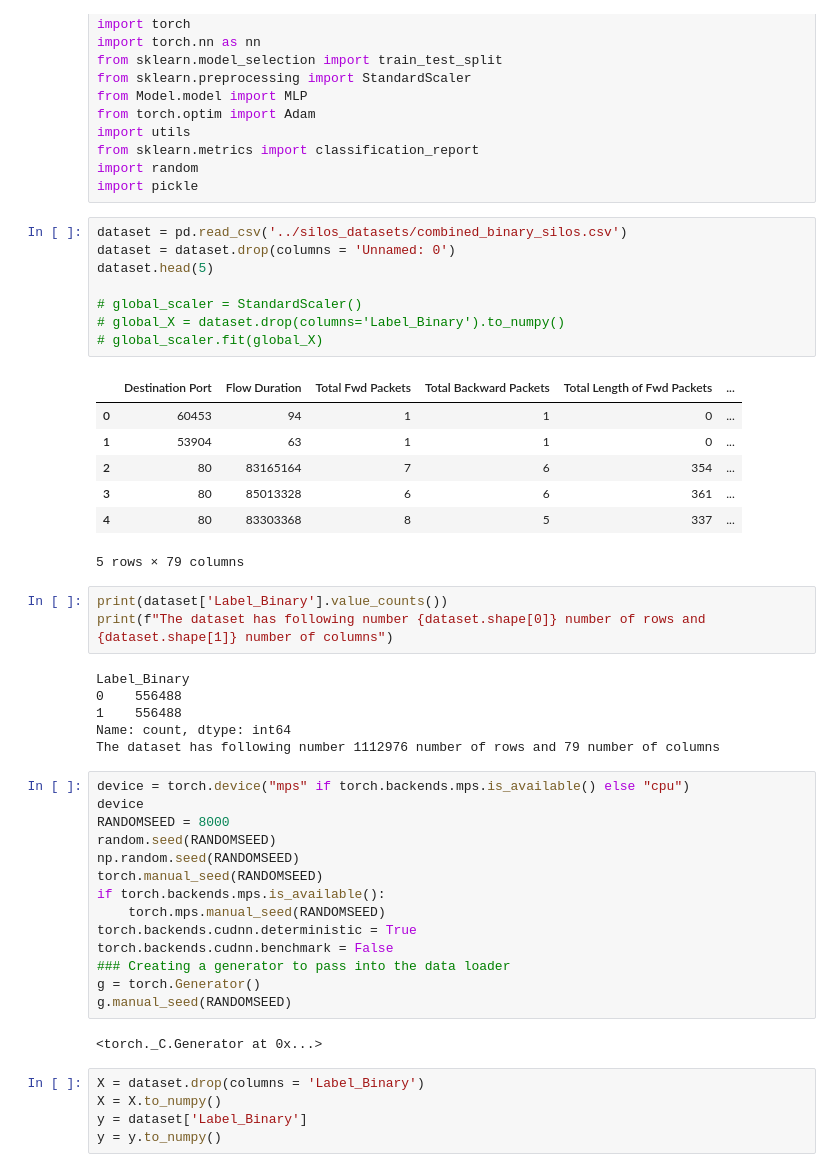
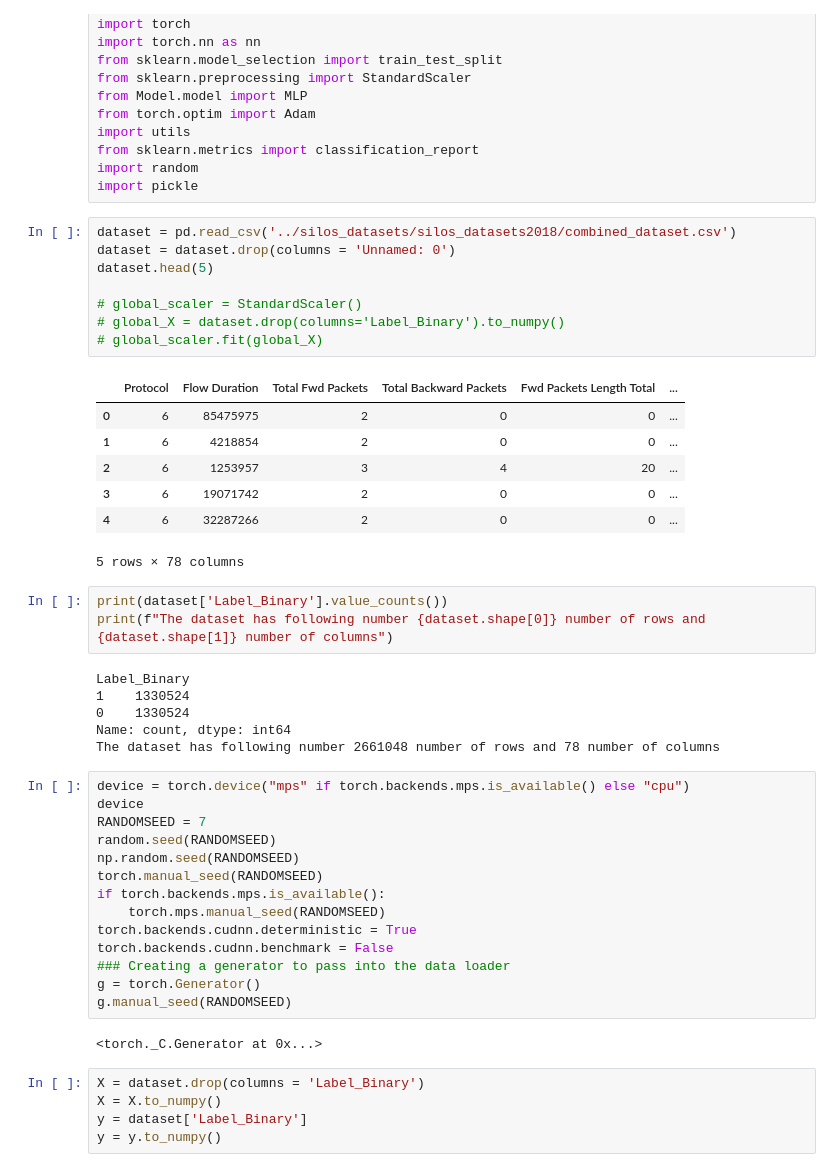
Before and after one commit to suzaladhikari/federated_learningIDS, a Jupyter notebook: centralized_data/centralized.ipynb, the cells around one changed output. Drawn from its saved outputs; the diff is of its cells as text.

```diff
--- a/centralized_data/centralized.ipynb
+++ b/centralized_data/centralized.ipynb
@@ -18,34 +18,34 @@ from sklearn.metrics import classification_report
 import random
 import pickle
 # %%
-dataset = pd.read_csv('../silos_datasets/combined_binary_silos.csv')
+dataset = pd.read_csv('../silos_datasets/silos_datasets2018/combined_dataset.csv')
 dataset = dataset.drop(columns = 'Unnamed: 0')
 dataset.head(5)
 
 # global_scaler = StandardScaler()
 # global_X = dataset.drop(columns='Label_Binary').to_numpy()
 # global_scaler.fit(global_X)
 # %% [output]
-|  | Destination Port | Flow Duration | Total Fwd Packets | Total Backward Packets | Total Length of Fwd Packets | ... |
-| 0 | 60453 | 94 | 1 | 1 | 0 | ... |
-| 1 | 53904 | 63 | 1 | 1 | 0 | ... |
-| 2 | 80 | 83165164 | 7 | 6 | 354 | ... |
-| 3 | 80 | 85013328 | 6 | 6 | 361 | ... |
-| 4 | 80 | 83303368 | 8 | 5 | 337 | ... |
+|  | Protocol | Flow Duration | Total Fwd Packets | Total Backward Packets | Fwd Packets Length Total | ... |
+| 0 | 6 | 85475975 | 2 | 0 | 0 | ... |
+| 1 | 6 | 4218854 | 2 | 0 | 0 | ... |
+| 2 | 6 | 1253957 | 3 | 4 | 20 | ... |
+| 3 | 6 | 19071742 | 2 | 0 | 0 | ... |
+| 4 | 6 | 32287266 | 2 | 0 | 0 | ... |
-5 rows × 79 columns
+5 rows × 78 columns
 # %%
 print(dataset['Label_Binary'].value_counts())
 print(f"The dataset has following number {dataset.shape[0]} number of rows and {dataset.shape[1]} number of columns")
 # %% [output]
 Label_Binary
-0    556488
-1    556488
+1    1330524
+0    1330524
 Name: count, dtype: int64
-The dataset has following number 1112976 number of rows and 79 number of columns
+The dataset has following number 2661048 number of rows and 78 number of columns
 # %%
 device = torch.device("mps" if torch.backends.mps.is_available() else "cpu")
 device
-RANDOMSEED = 8000
+RANDOMSEED = 7
 random.seed(RANDOMSEED)
 np.random.seed(RANDOMSEED)
 torch.manual_seed(RANDOMSEED)
```
Also changed, not shown: parts of 3 cells of this notebook, 2 other files.
